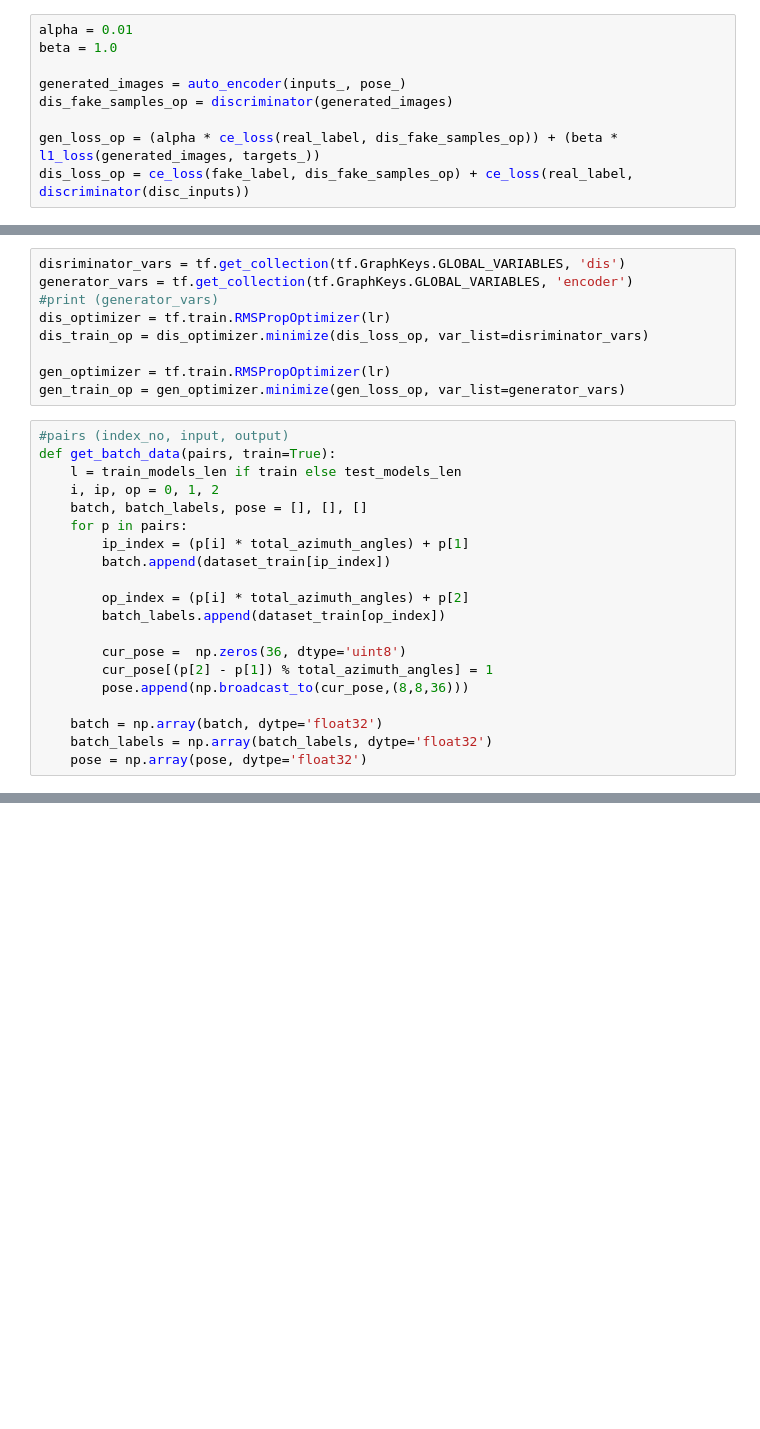
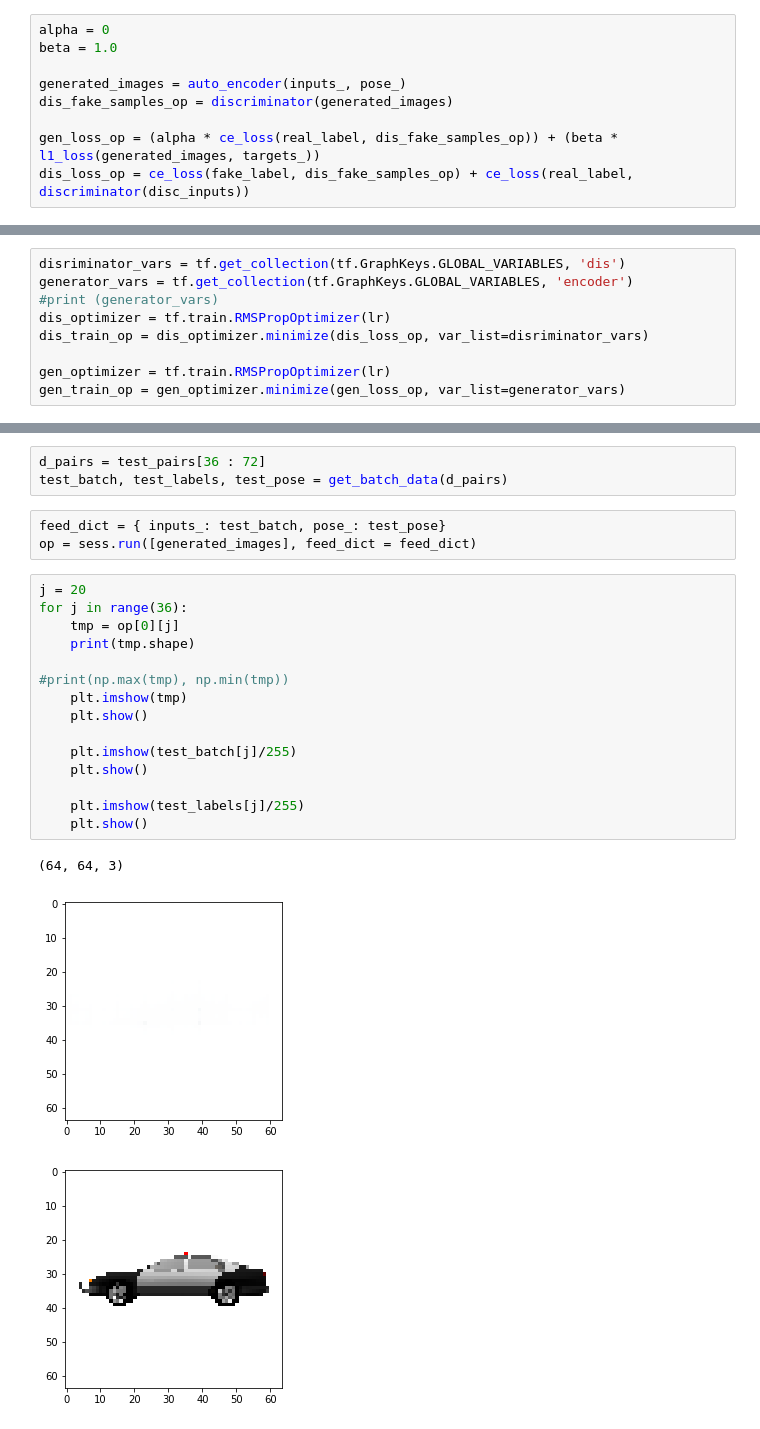
Before and after one commit to Chinmay26/Multi-Viewpoint-Image-generation, a Jupyter notebook: trainers/GAN-processed_dataset.ipynb, the cells around one changed output, grey strips where cells are left out. Cells and saved outputs as stored; diff of their text form; blank space fills up the shorter version.

```diff
--- a/trainers/GAN-processed_dataset.ipynb
+++ b/trainers/GAN-processed_dataset.ipynb
@@ -216,5 +268,5 @@ lr = 5e-4
 # %%
-alpha = 0.01
+alpha = 0
 beta = 1.0
 
 generated_images = auto_encoder(inputs_, pose_)
@@ -231,26 +285,6 @@ dis_train_op = dis_optimizer.minimize(dis_loss_op, var_list=disriminator_vars)
 
 gen_optimizer = tf.train.RMSPropOptimizer(lr)
 gen_train_op = gen_optimizer.minimize(gen_loss_op, var_list=generator_vars)
-# %%
-#pairs (index_no, input, output)
-def get_batch_data(pairs, train=True):
-    l = train_models_len if train else test_models_len
-    i, ip, op = 0, 1, 2
-    batch, batch_labels, pose = [], [], []
-    for p in pairs:
-        ip_index = (p[i] * total_azimuth_angles) + p[1]
-        batch.append(dataset_train[ip_index])
-
-        op_index = (p[i] * total_azimuth_angles) + p[2]
-        batch_labels.append(dataset_train[op_index])
-
-        cur_pose =  np.zeros(36, dtype='uint8')
-        cur_pose[(p[2] - p[1]) % total_azimuth_angles] = 1
-        pose.append(np.broadcast_to(cur_pose,(8,8,36)))
-
-    batch = np.array(batch, dytpe='float32')
-    batch_labels = np.array(batch_labels, dytpe='float32')
-    pose = np.array(pose, dytpe='float32')
 # %%
 sess = tf.Session()
 sess.run(tf.global_variables_initializer())
@@ -299,0 +373,25 @@ for epoch in range(epochs):
+# %%
+d_pairs = test_pairs[36 : 72]
+test_batch, test_labels, test_pose = get_batch_data(d_pairs)
+# %%
+feed_dict = { inputs_: test_batch, pose_: test_pose}
+op = sess.run([generated_images], feed_dict = feed_dict)
+# %%
+j = 20
+for j in range(36):
+    tmp = op[0][j]
+    print(tmp.shape)
+
+#print(np.max(tmp), np.min(tmp))
+    plt.imshow(tmp)
+    plt.show()
+
+    plt.imshow(test_batch[j]/255)
+    plt.show()
+
+    plt.imshow(test_labels[j]/255)
+    plt.show()
+# %% [output]
+(64, 64, 3)
+[figure, added]
+[figure, added]
```
Also changed, not shown: parts of 16 cells of this notebook.
